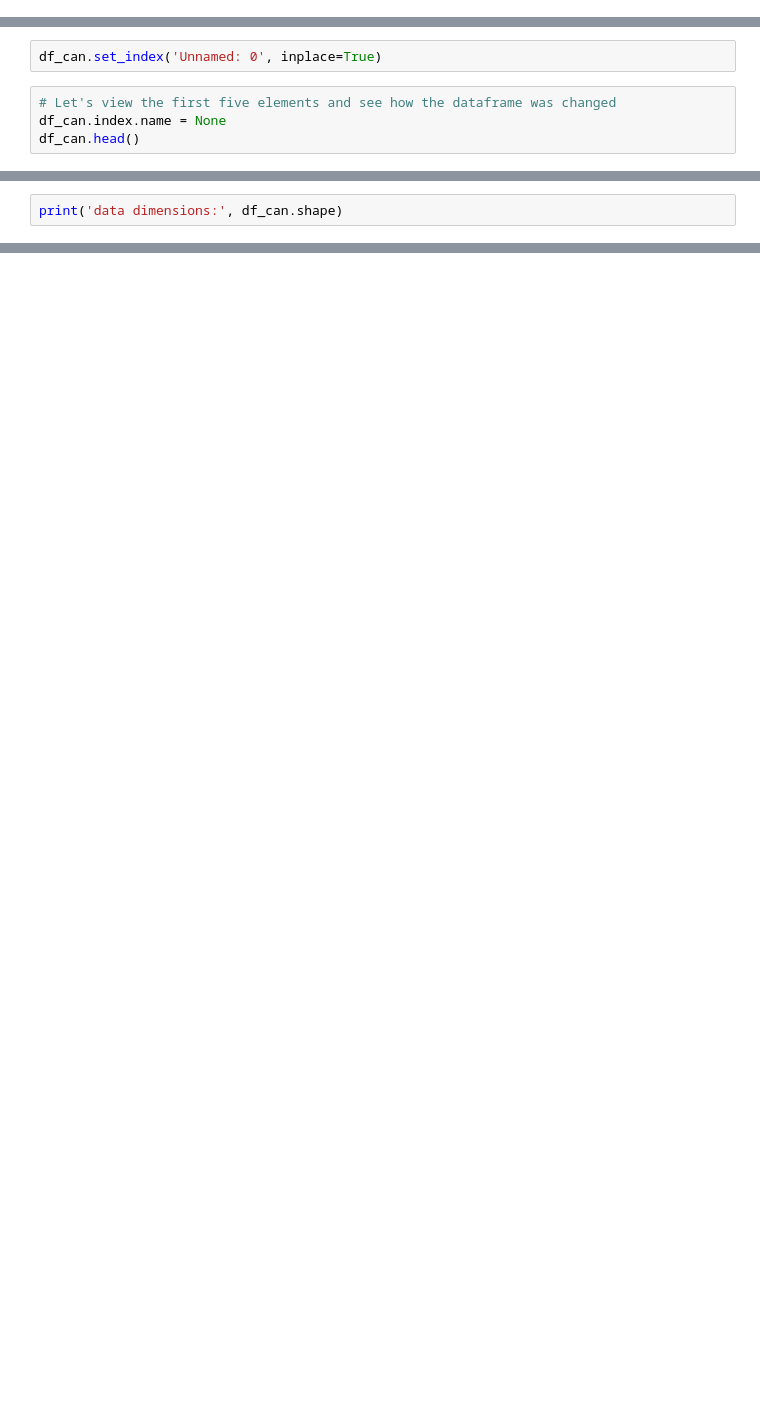
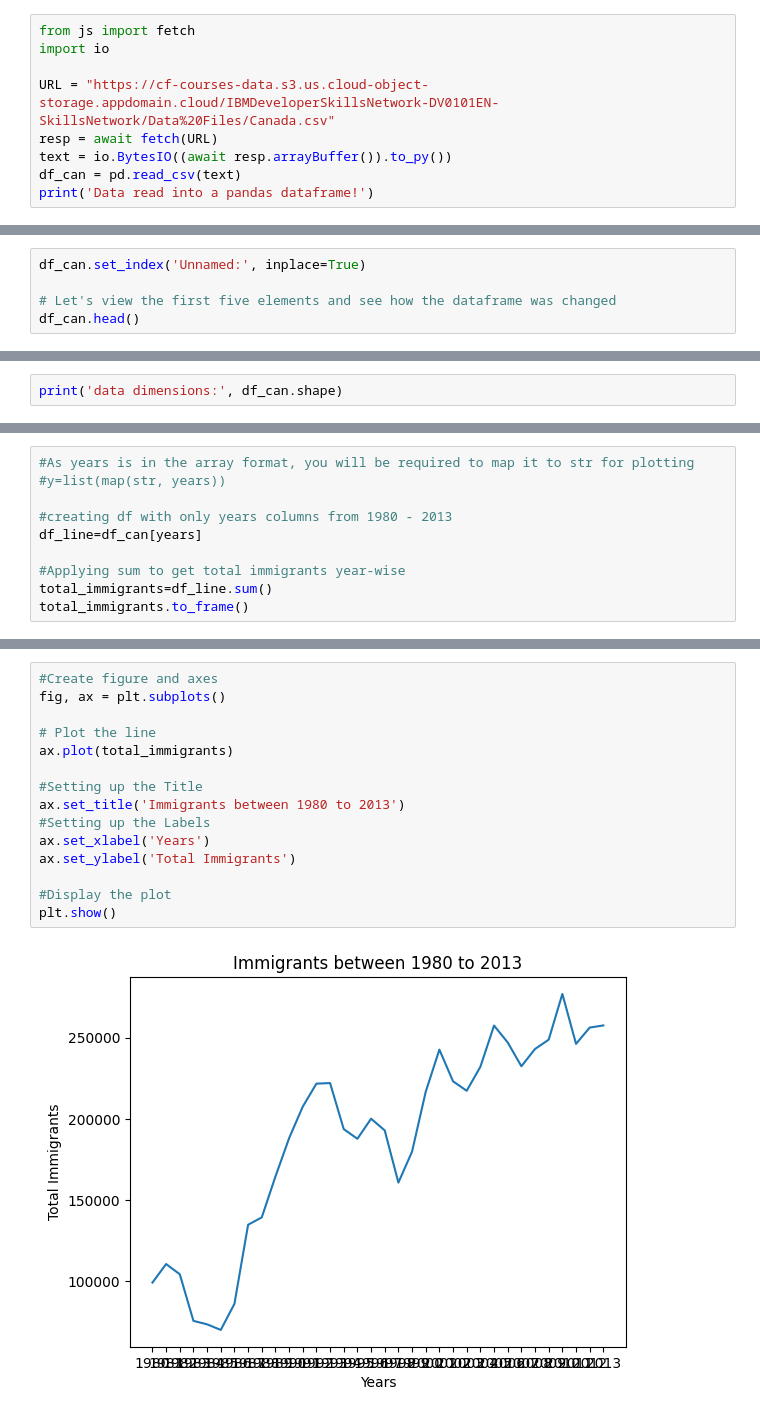
Before and after one commit to 7mama7/Portfolio, a Jupyter notebook: Canada Immigration/Canada Immigration (2).ipynb, the cells around one changed output, grey strips where cells are left out. Drawn from its saved outputs; the diff is of its cells as text; blank space fills up the shorter version.

```diff
--- a/Canada Immigration/Canada Immigration (2).ipynb
+++ b/Canada Immigration/Canada Immigration (2).ipynb
@@ -68,3 +23,12 @@ Data read into a pandas dataframe!
+# %%
+from js import fetch
+import io
+
+URL = "https://cf-courses-data.s3.us.cloud-object-storage.appdomain.cloud/IBMDeveloperSkillsNetwork-DV0101EN-SkillsNetwork/Data%20Files/Canada.csv"
+resp = await fetch(URL)
+text = io.BytesIO((await resp.arrayBuffer()).to_py())
+df_can = pd.read_csv(text)
+print('Data read into a pandas dataframe!')
 # %%
 df_can.head()
 # %% [output]
@@ -89,8 +47,7 @@ For plotting the data easilty, let's first set the country name as index - usefu
-# %%
-df_can.set_index('Unnamed: 0', inplace=True)
 # %%
+df_can.set_index('Unnamed:', inplace=True)
+
 # Let's view the first five elements and see how the dataframe was changed
-df_can.index.name = None
 df_can.head()
 # %% [output]
 |  | Continent | Region | DevName | 1980 | 1981 | 1982 | 1983 | 1984 | 1985 | 1986 | ... | ... |
@@ -844,0 +67,10 @@ Step 2: Generate the bubble plots.
+# %%
+#As years is in the array format, you will be required to map it to str for plotting
+#y=list(map(str, years))
+
+#creating df with only years columns from 1980 - 2013
+df_line=df_can[years]
+
+#Applying sum to get total immigrants year-wise
+total_immigrants=df_line.sum()
+total_immigrants.to_frame()
@@ -844,0 +95,17 @@ Step 2: Generate the bubble plots.
+# %%
+#Create figure and axes
+fig, ax = plt.subplots()
+
+# Plot the line
+ax.plot(total_immigrants)
+
+#Setting up the Title
+ax.set_title('Immigrants between 1980 to 2013')
+#Setting up the Labels
+ax.set_xlabel('Years')
+ax.set_ylabel('Total Immigrants')
+
+#Display the plot
+plt.show()
+# %% [output]
+[figure, added]
```
Also changed, not shown: parts of 132 cells of this notebook, 3 other files.
